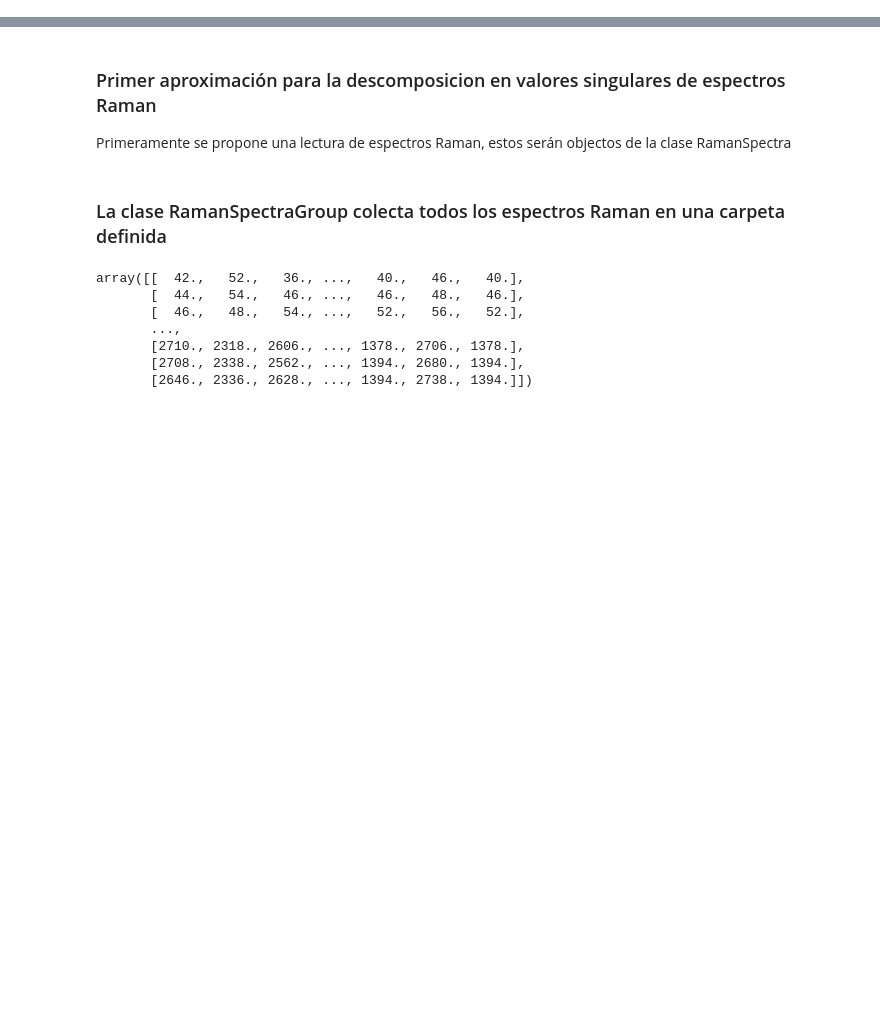
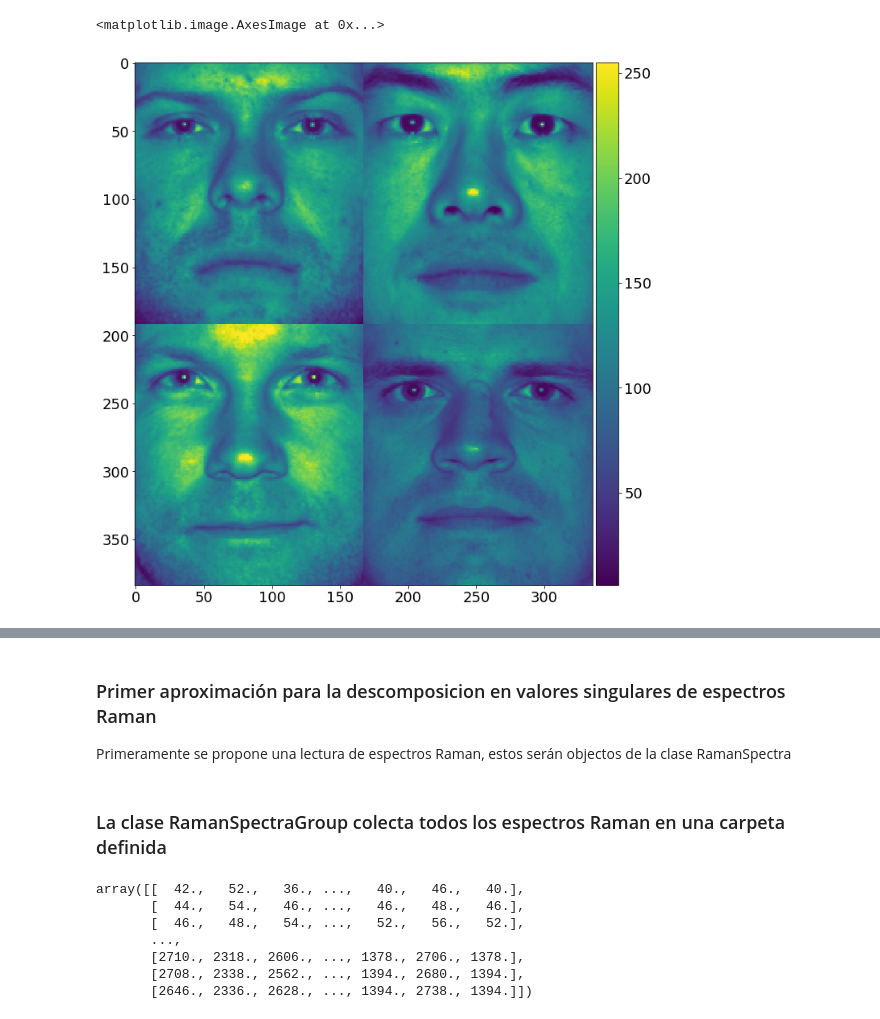
Before and after one commit to oftavira/BitacoraLiteratura, a Jupyter notebook: DataDrivenSE/main.ipynb, the cells around one changed output, grey strips where cells are left out. Cells and saved outputs as stored; diff of their text form; code cells hidden in the pictures; blank space fills up the shorter version.

```diff
--- a/DataDrivenSE/main.ipynb
+++ b/DataDrivenSE/main.ipynb
@@ -0,0 +103,13 @@
+# %%
+count = 0
+apps  = []
+coss  = []
+for j in range(2):
+    for k in range(2):
+        allPersons[j*n : (j+1)*n, k*m : (k+1)*m] = np.reshape(faces[:,np.sum(nfaces[:count])],(m,n)).T
+        count += 1
+
+io.imshow(allPersons)
+# %% [output]
+<matplotlib.image.AxesImage at 0x...>
+[figure, added]
```
Also changed, not shown: parts of 16 cells of this notebook, 1 other file.
